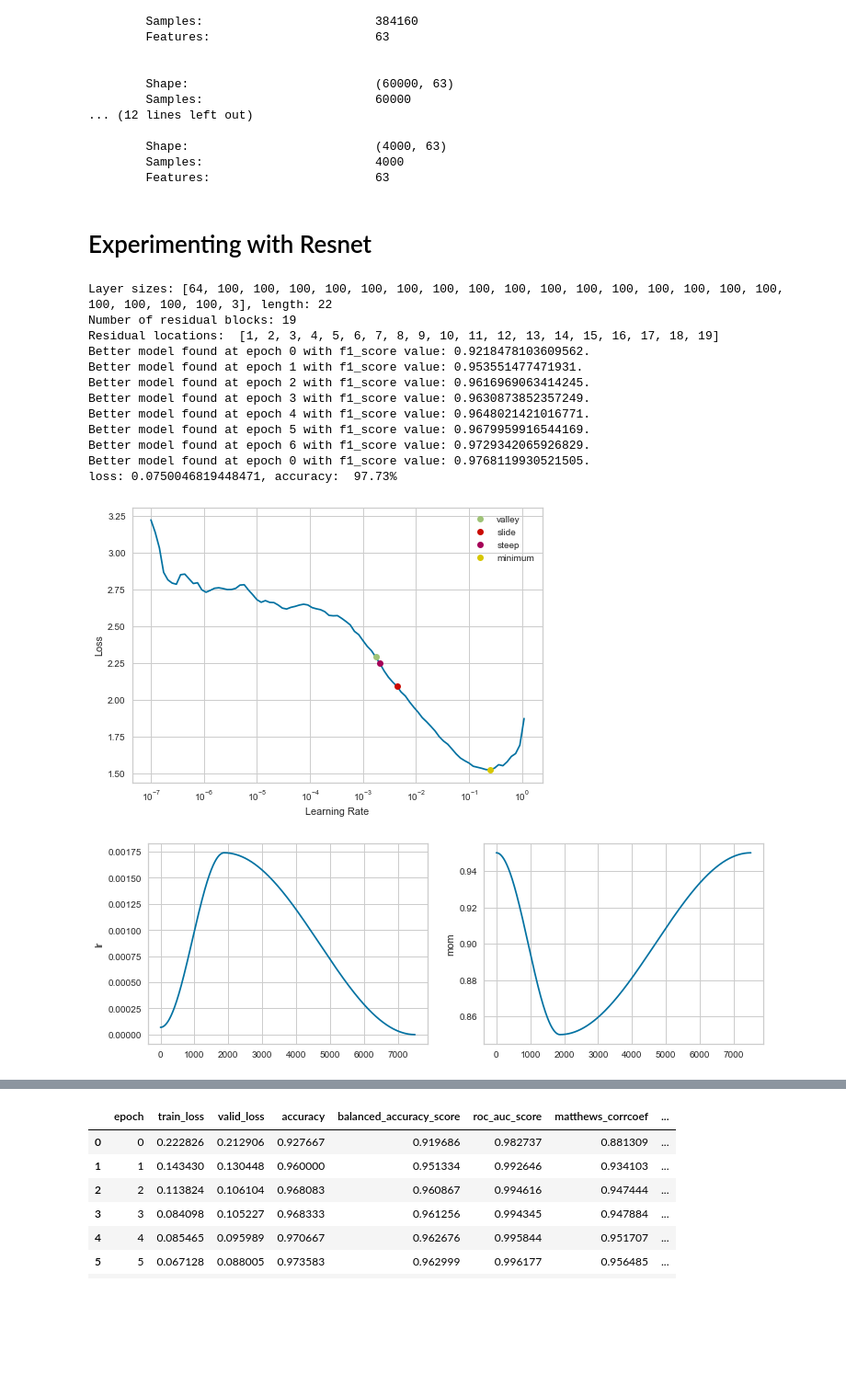
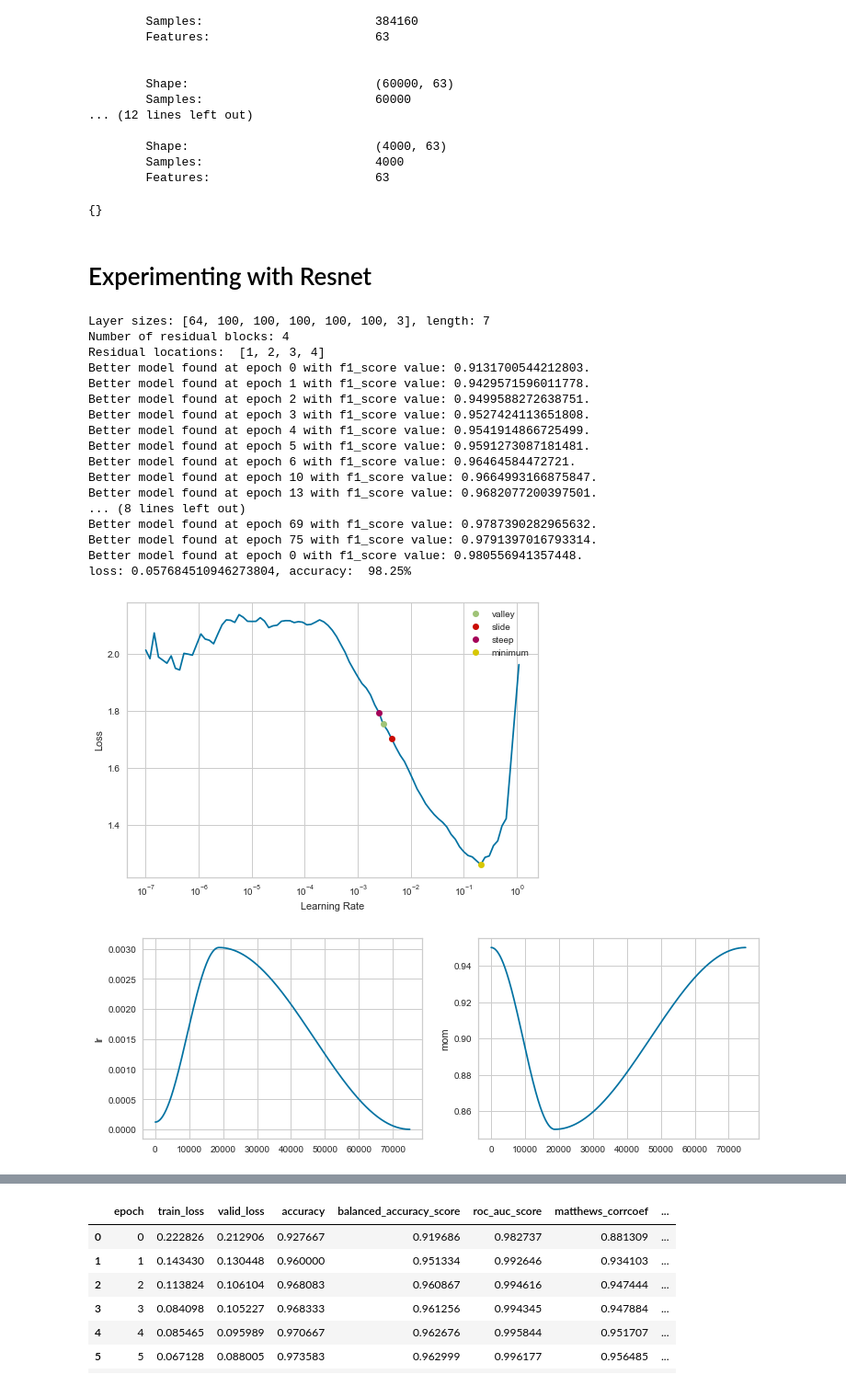
Before and after one commit to Karson-Fye/CMUDarknet, a Jupyter notebook: experiments/data_generation/SMOTE/Condensed_Experiments_resnet_test.ipynb, the cells around one changed output, grey strips where cells are left out. Shown at 92% size. Saved outputs shown, nothing was run; the diff lists cells and outputs as text; code cells hidden in the pictures; blank space fills up the shorter version.

```diff
--- a/experiments/data_generation/SMOTE/Condensed_Experiments_resnet_test.ipynb
+++ b/experiments/data_generation/SMOTE/Condensed_Experiments_resnet_test.ipynb
@@ -93,28 +93,37 @@ baseline_application_test           : dict = utils.package_data_for_inspection_w
 # %%
 import warnings
 warnings.filterwarnings("ignore", category=UserWarning)
+# %%
+utils.tabular_config()
+# %% [output]
+{}
 # %% [markdown]
 # Experimenting with Resnet
 # %%
 logger_1 = utils.DFLogger()
 collector_1 = utils.ModelStatsCallback()
 grapher_1 = utils.LazyGraphCallback()
 model_saver_1 = utils.SaveModelCallback(monitor='f1_score')
 callbacks_1 = [logger_1, grapher_1, model_saver_1, collector_1]
 
-dnn_result = utils.run_residual_deep_nn_experiment(smote_balanced_traffic_30_20_10['Dataset'], 'Residual Neural Network', 'Traffic Type', list(100 for _ in range(20)), epochs=10, callbacks=callbacks_1, no_bar=True)
+dnn_result = utils.run_residual_deep_nn_experiment(smote_balanced_traffic_30_20_10['Dataset'], 'Residual Neural Network', 'Traffic Type', list(100 for _ in range(5)), cardinality=[4 for _ in range(5)], epochs=100, callbacks=callbacks_1, no_bar=True)
 # %% [output]
-Layer sizes: [64, 100, 100, 100, 100, 100, 100, 100, 100, 100, 100, 100, 100, 100, 100, 100, 100, 100, 100, 100, 100, 3], length: 22
-Number of residual blocks: 19
-Residual locations:  [1, 2, 3, 4, 5, 6, 7, 8, 9, 10, 11, 12, 13, 14, 15, 16, 17, 18, 19]
-Better model found at epoch 0 with f1_score value: 0.9218478103609562.
-Better model found at epoch 1 with f1_score value: 0.953551477471931.
-Better model found at epoch 2 with f1_score value: 0.9616969063414245.
-Better model found at epoch 3 with f1_score value: 0.9630873852357249.
-Better model found at epoch 4 with f1_score value: 0.9648021421016771.
-Better model found at epoch 5 with f1_score value: 0.9679959916544169.
-Better model found at epoch 6 with f1_score value: 0.9729342065926829.
-Better model found at epoch 0 with f1_score value: 0.9768119930521505.
-loss: 0.0750046819448471, accuracy:  97.73%
+Layer sizes: [64, 100, 100, 100, 100, 100, 3], length: 7
+Number of residual blocks: 4
+Residual locations:  [1, 2, 3, 4]
+Better model found at epoch 0 with f1_score value: 0.9131700544212803.
+Better model found at epoch 1 with f1_score value: 0.9429571596011778.
+Better model found at epoch 2 with f1_score value: 0.9499588272638751.
+Better model found at epoch 3 with f1_score value: 0.9527424113651808.
+Better model found at epoch 4 with f1_score value: 0.9541914866725499.
+Better model found at epoch 5 with f1_score value: 0.9591273087181481.
+Better model found at epoch 6 with f1_score value: 0.96464584472721.
+Better model found at epoch 10 with f1_score value: 0.9664993166875847.
+Better model found at epoch 13 with f1_score value: 0.9682077200397501.
+... (8 lines left out)
+Better model found at epoch 69 with f1_score value: 0.9787390282965632.
+Better model found at epoch 75 with f1_score value: 0.9791397016793314.
+Better model found at epoch 0 with f1_score value: 0.980556941357448.
+loss: 0.057684510946273804, accuracy:  98.25%
-[figure, old version]
+[figure, new version]
-[figure, old version]
+[figure, new version]
```
Also changed, not shown: parts of 3 cells of this notebook, 2 other files.
